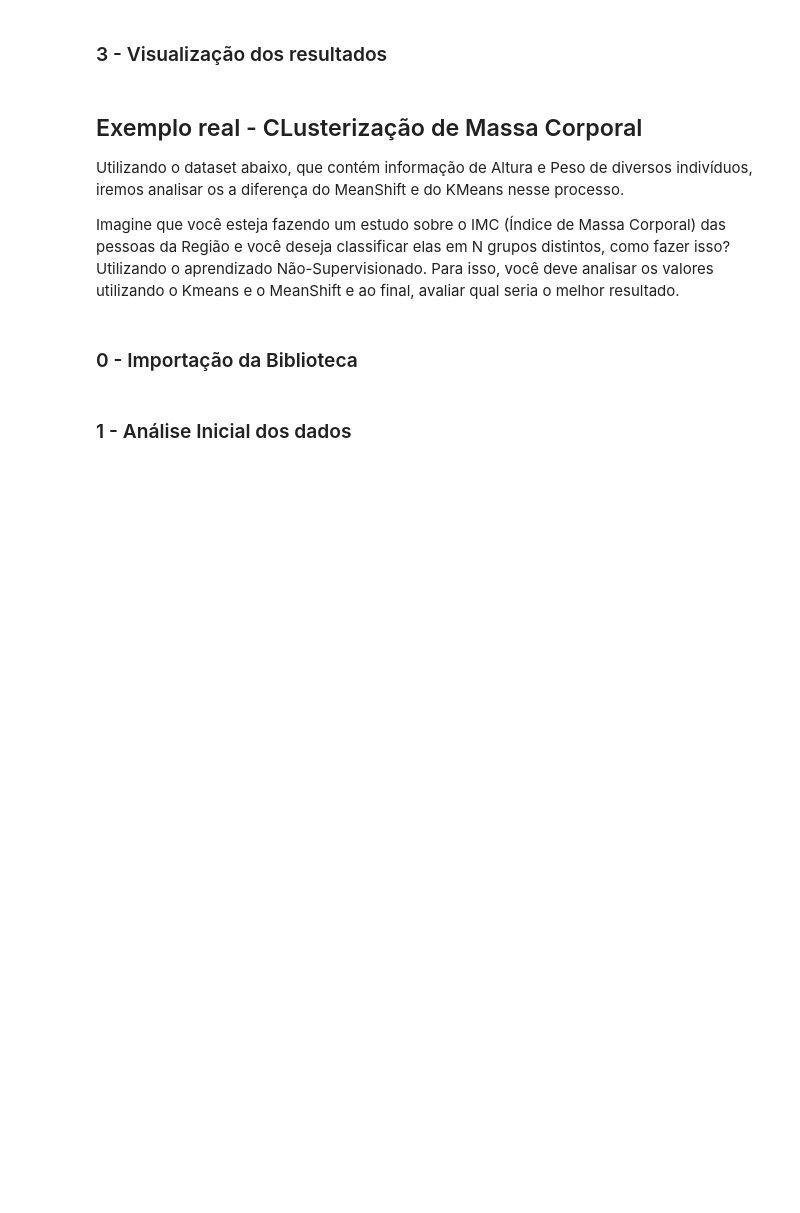
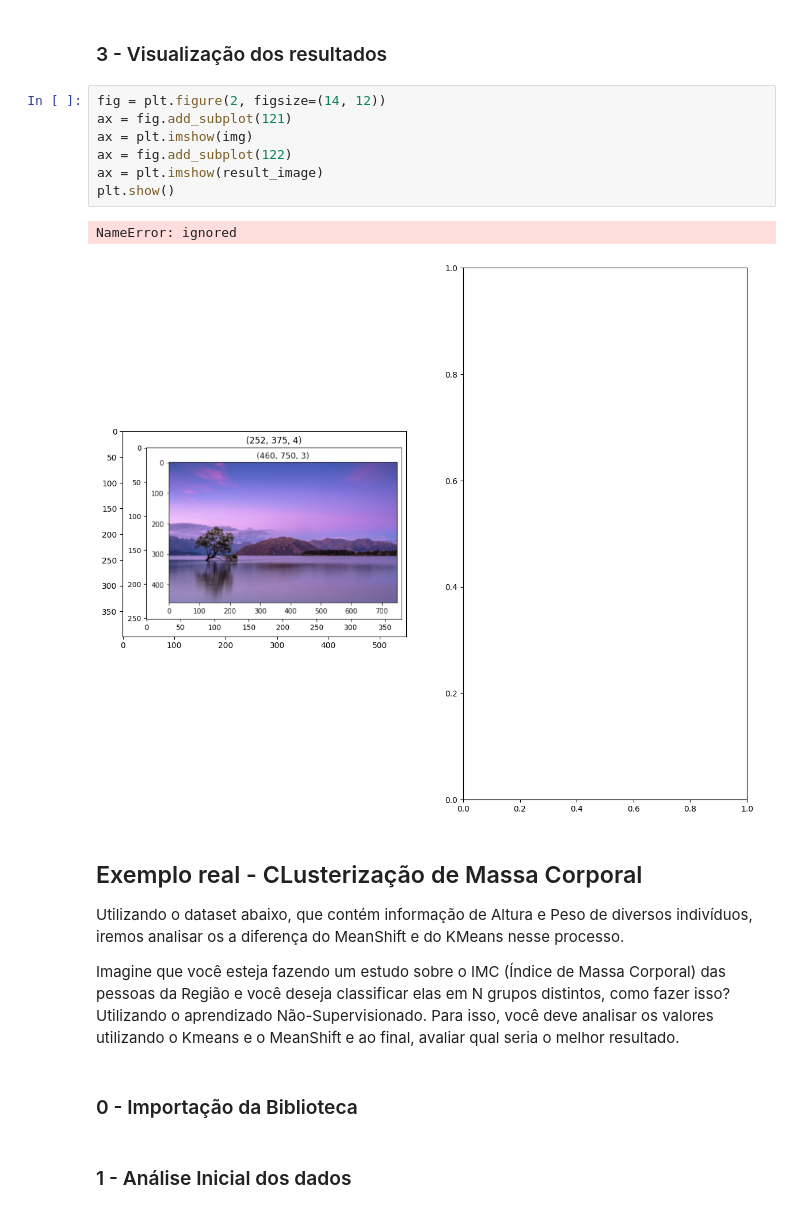
Before and after one commit to ramon-santana-silva/ML_NaoSupervisonado, a Jupyter notebook: CLS_26_Exercício_Prático_Meanshift.ipynb, the cells around one changed output. Drawn from its saved outputs; the diff is of its cells as text; blank space fills up the shorter version.

```diff
--- a/CLS_26_Exercício_Prático_Meanshift.ipynb
+++ b/CLS_26_Exercício_Prático_Meanshift.ipynb
@@ -38,5 +106,15 @@ import matplotlib.pylab as pylab
 # %% [markdown]
 ### 3 - Visualização dos resultados
+# %%
+fig = plt.figure(2, figsize=(14, 12))
+ax = fig.add_subplot(121)
+ax = plt.imshow(img)
+ax = fig.add_subplot(122)
+ax = plt.imshow(result_image)
+plt.show()
+# %% [output]
+NameError: ignored
+[figure, added]
 # %% [markdown]
 ## Exemplo real - CLusterização de Massa Corporal
 
```
Also changed, not shown: parts of 8 cells of this notebook.
